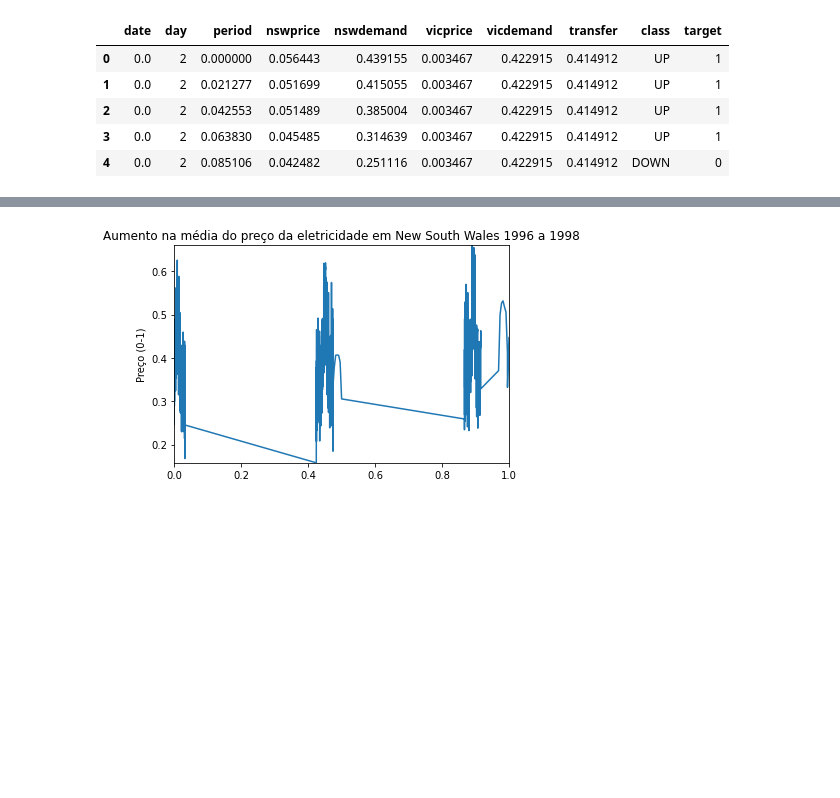
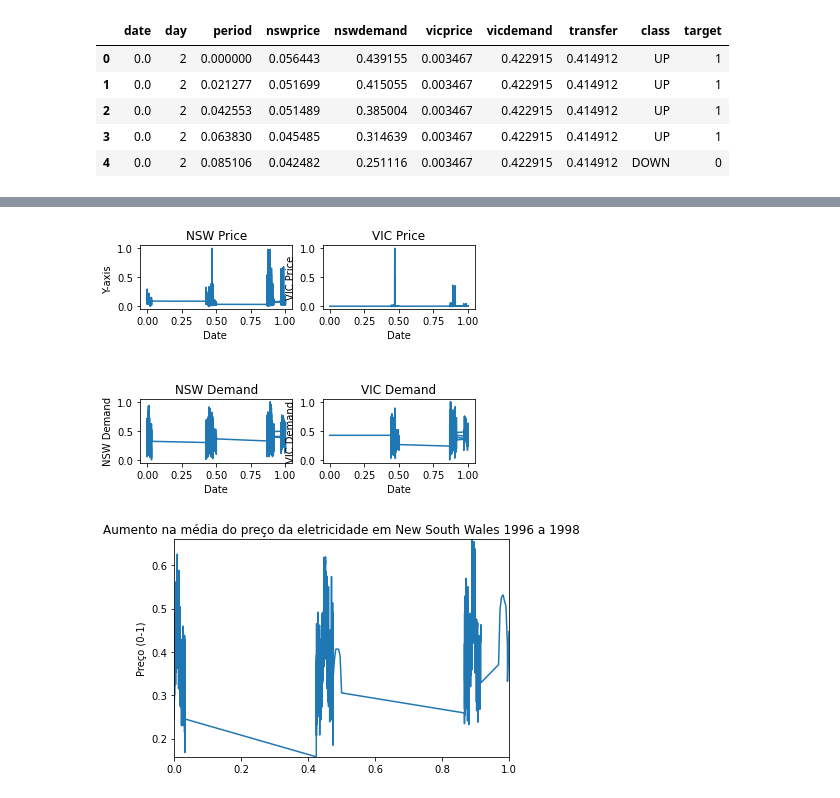
Before and after one commit to fernandops21/Case-Electricty, a Jupyter notebook: Case Electricity - Genial .ipynb, the cells around one changed output, grey strips where cells are left out. Saved outputs shown, nothing was run; the diff lists cells and outputs as text; code cells hidden in the pictures; blank space fills up the shorter version.

```diff
--- a/Case Electricity - Genial .ipynb
+++ b/Case Electricity - Genial .ipynb
@@ -24,3 +33,10 @@ df.head()
 | 2 | 0.0 | 2 | 0.042553 | 0.051489 | 0.385004 | 0.003467 | 0.422915 | 0.414912 | UP | 1 |
 | 3 | 0.0 | 2 | 0.063830 | 0.045485 | 0.314639 | 0.003467 | 0.422915 | 0.414912 | UP | 1 |
 | 4 | 0.0 | 2 | 0.085106 | 0.042482 | 0.251116 | 0.003467 | 0.422915 | 0.414912 | DOWN | 0 |
+# %%
+nswprice = df.nswprice
+nswdemand = df.nswdemand
+vicprice = df.vicprice
+vicdemand = df.vicdemand
+
+print('The shape of our features is:', df.shape)
@@ -27,3 +58,32 @@ df.head()
+# %%
+plt.subplot(3, 2, 1)
+plt.plot(df.date, nswprice)
+plt.title("NSW Price")
+plt.xlabel('Date ')
+plt.ylabel('Y-axis ')
+
+
+plt.subplot(3, 2, 2)
+plt.plot(df.date, vicprice)
+plt.title("VIC Price")
+plt.xlabel('Date')
+plt.ylabel('VIC Price')
+
+plt.subplot(3, 2, 5)
+plt.plot(df.date, nswdemand)
+plt.title("NSW Demand")
+plt.xlabel('Date')
+plt.ylabel('NSW Demand')
+
+plt.subplot(3, 2, 6)
+plt.plot(df.date, vicdemand)
+plt.title("VIC Demand")
+plt.xlabel('Date')
+plt.ylabel('VIC Demand')
+
+plt.show()
+# %% [output]
+[figure, added]
 # %%
 group_by_date = df.loc[:, ['date', 'nswprice', 'nswdemand']].groupby('date')
 avgs = group_by_date.mean()
```
Also changed, not shown: parts of 27 cells of this notebook.
